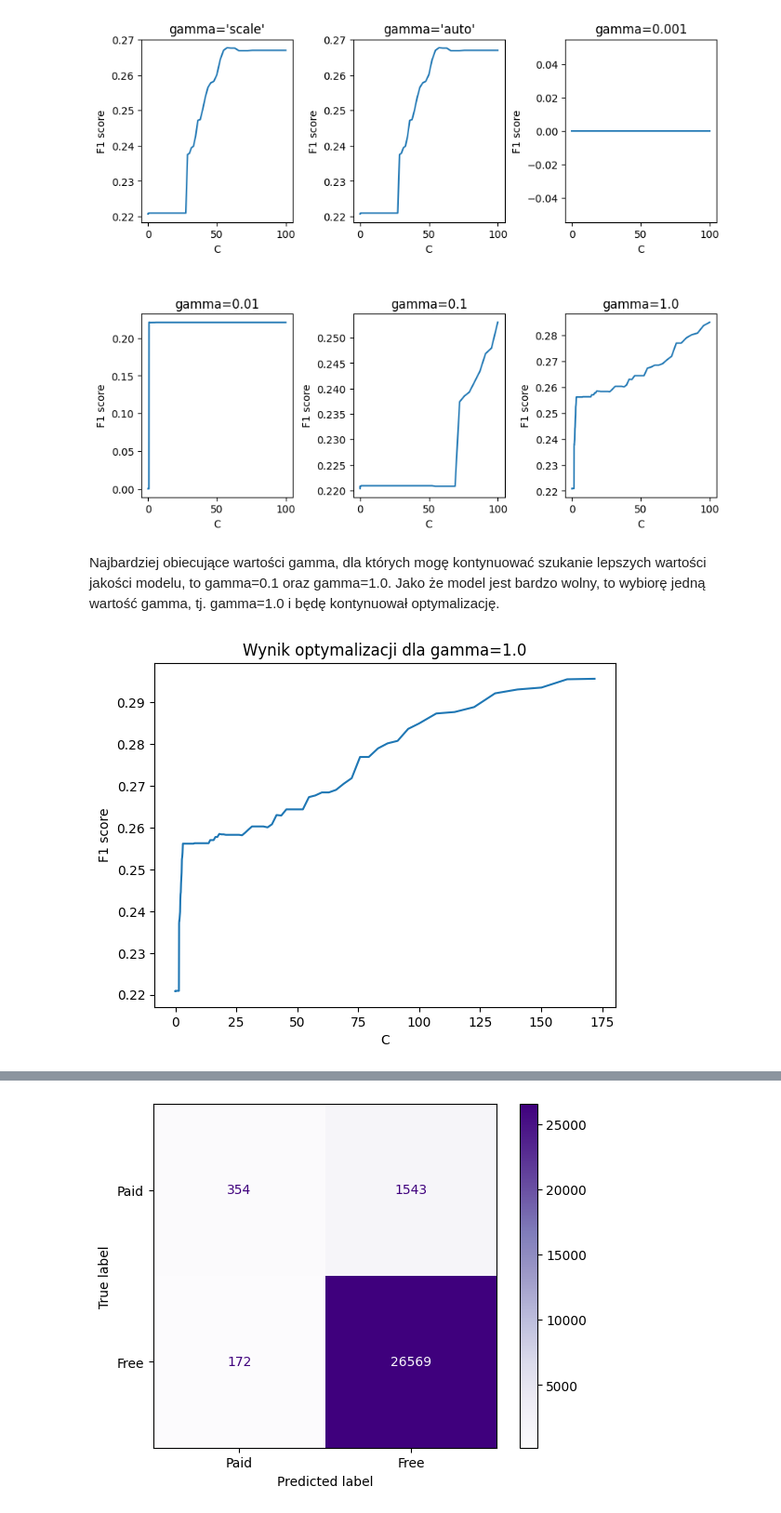
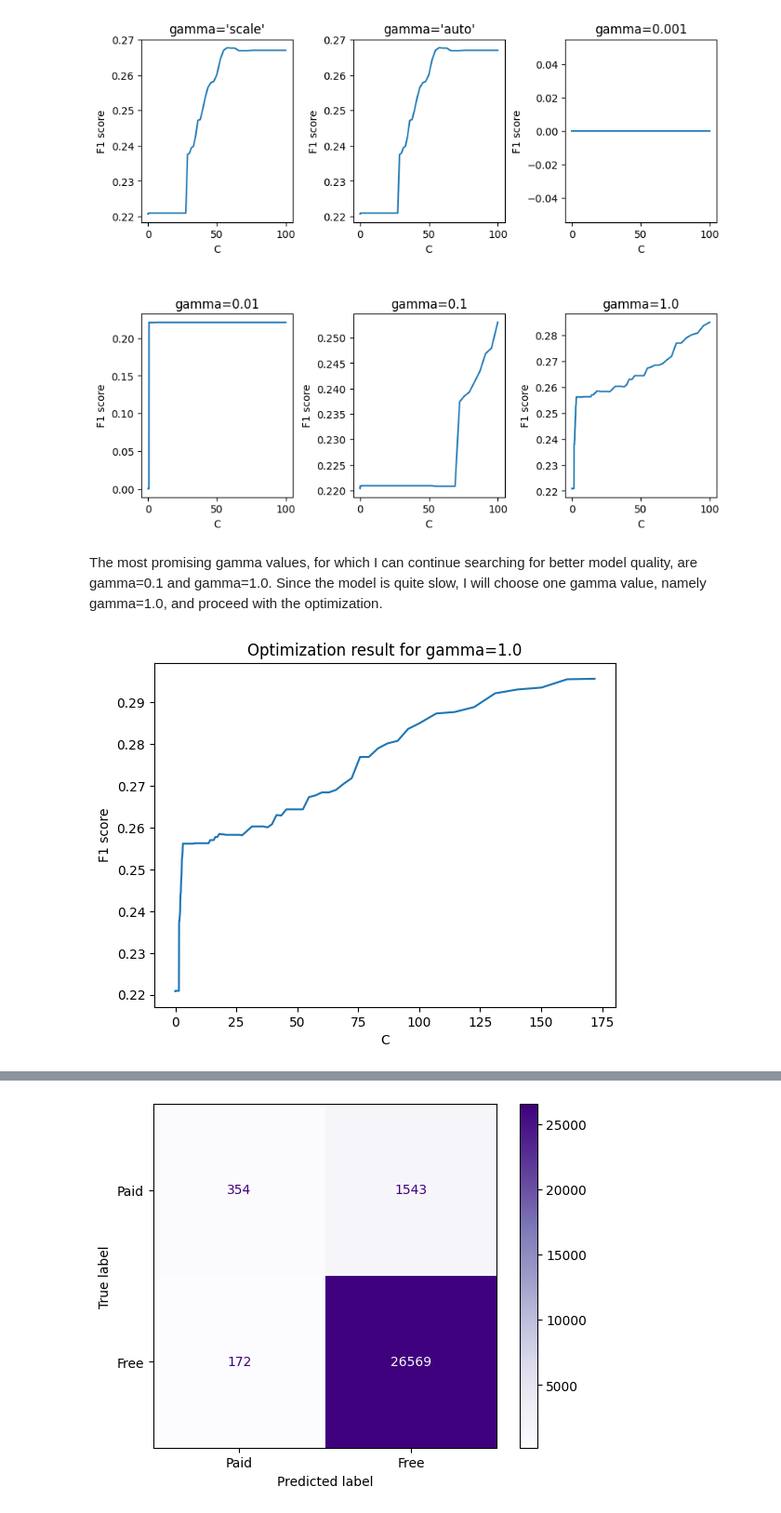
Before and after one commit to wiktork77/Google-Play-App-Classifier, a Jupyter notebook: model.ipynb, the cells around one changed output, grey strips where cells are left out. Shown: that part at 93% size. Drawn from its saved outputs; the diff is of its cells as text; code cells hidden in the pictures.

```diff
--- a/model.ipynb
+++ b/model.ipynb
@@ -319,16 +320,16 @@ for a in axes:
 fig.savefig("./data_visualization/graphs/optimization_result.jpg", format="jpg")
 # %% [output]
 [figure]
-# %% [markdown]
-Najbardziej obiecujące wartości gamma, dla których mogę kontynuować szukanie lepszych wartości jakości modelu, to gamma=0.1 oraz gamma=1.0.
-Jako że model jest bardzo wolny, to wybiorę jedną wartość gamma, tj. gamma=1.0 i będę kontynuował optymalizację.
+# %% [markdown]
+The most promising gamma values, for which I can continue searching for better model quality, are gamma=0.1 and gamma=1.0.
+Since the model is quite slow, I will choose one gamma value, namely gamma=1.0, and proceed with the optimization.
 # %%
 C, quality_1_0 = extract_data_from_file("./optimizers/data/final_data.txt")
 plt.plot(C, quality_1_0)
 plt.ylabel("F1 score")
 plt.xlabel("C")
-plt.title("Wynik optymalizacji dla gamma=1.0")
+plt.title("Optimization result for gamma=1.0")
 plt.savefig("./data_visualization/graphs/final_optimization.jpg", format='jpg')
 plt.show()
 # %% [output]
-[figure, old version]
+[figure, new version]
```
Also changed, not shown: parts of 32 cells of this notebook, 2 other files.
